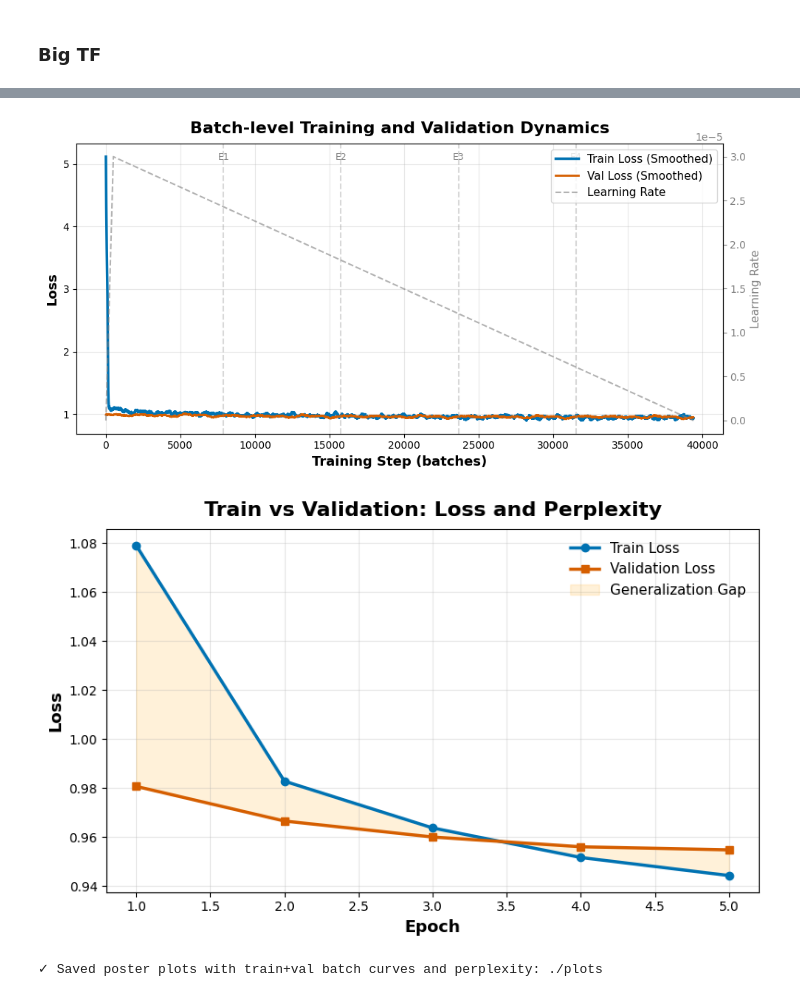
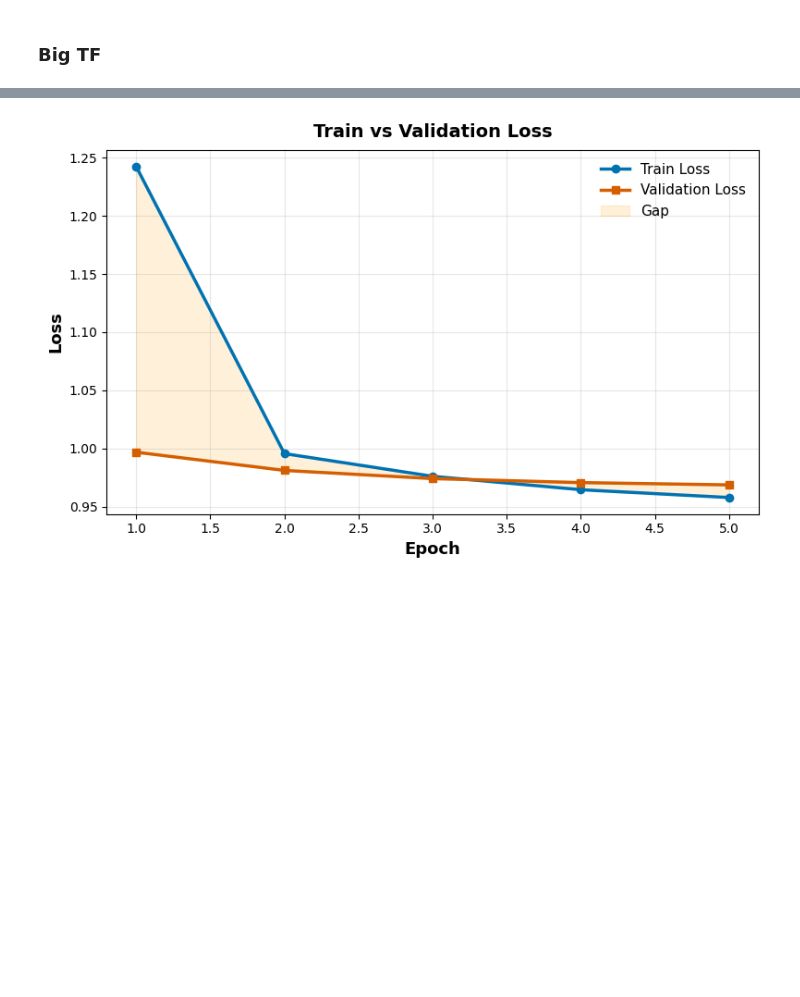
Before and after one commit to I-Hansson/DML-project, a Jupyter notebook: notebooks/genre_model.ipynb, the cells around one changed output, grey strips where cells are left out. Saved outputs shown, nothing was run; the diff lists cells and outputs as text; code cells hidden in the pictures; blank space fills up the shorter version.

```diff
--- a/notebooks/genre_model.ipynb
+++ b/notebooks/genre_model.ipynb
@@ -108,7 +108,7 @@ train_df, temp_df = train_test_split(
 )
 val_df, test_df = train_test_split(
     temp_df,
-    test_size=0.1,
+    test_size=0.5,
     stratify=temp_df['genre'],
     random_state=6
 )
@@ -400,2 +369,0 @@ def plot_training_history(history, save_path=None):
-# %%
-plot_training_history(history)
@@ -404,8 +370,8 @@ plot_training_history(history)
 # %% [markdown]
  ### Big TF
 # %%
-BATCH_SIZE = 4
-MAX_LENGTH = 512
+BATCH_SIZE = 8
+MAX_LENGTH = 768
 print(f"Genre distribution:\n{train_df['genre'].value_counts()}")
 train_loader = DataLoader(
     train_dataset,
@@ -427,7 +393,6 @@ print(f"Train batches: {len(train_loader)}")
 print(f"Val batches: {len(val_loader)}")
 LEARNING_RATE = 3e-5
 NUM_EPOCHS = 5
-WARMUP_STEPS = 500
 WARMUP_RATIO = 0.1
 WEIGHT_DECAY = 0.01
 
@@ -441,21 +406,9 @@ warmup_steps = int(total_steps * WARMUP_RATIO)
 
 scheduler = get_linear_schedule_with_warmup(
     optimizer,
-    num_warmup_steps=WARMUP_STEPS,
+    num_warmup_steps=warmup_steps,
     num_training_steps=total_steps
 )
-print(f"\n{'='*60}")
-print("TRAINING CONFIGURATION")
-print(f"{'='*60}")
-print(f"Model: {model_name}")
-print(f"Device: {device}")
-print(f"Batch size: {BATCH_SIZE}")
-print(f"Max length: {MAX_LENGTH}")
-print(f"Learning rate: {LEARNING_RATE}")
-print(f"Epochs: {NUM_EPOCHS}")
-print(f"Total steps: {total_steps}")
-print(f"Warmup steps: {warmup_steps}")
-print(f"{'='*60}")
 # %% [output]
 Genre distribution:
 genre
@@ -477,4 +421,4 @@ Warmup steps: 3941
 # %%
-model2, big_history = train_gpt2_model(larger_data_model, train_loader, val_loader, device, optimizer, scheduler, num_epochs=NUM_EPOCHS, model_name='gpt2_all_data_model')
+model2, big_history2 = train_gpt2_model(larger_data_model, train_loader, val_loader, device, optimizer, scheduler, num_epochs=NUM_EPOCHS, model_name='gpt2_retrained_good_split')
 # %% [output]
 Using: cuda
@@ -722,9 +487,7 @@ def create_poster_plots(history, num_epochs=None, batches_per_epoch=None, save_d
 # %%
-create_poster_plots(big_history, num_epochs=NUM_EPOCHS, batches_per_epoch=len(train_loader))
+create_poster_plots(big_history2, num_epochs=NUM_EPOCHS, batches_per_epoch=len(train_loader))
 # %% [output]
-[figure, old version]
+[figure, new version]
-[figure, removed]
-✓ Saved poster plots with train+val batch curves and perplexity: ./plots
 # %%
 
 import json
```
Also changed, not shown: parts of 10 cells of this notebook, 7 other files.
